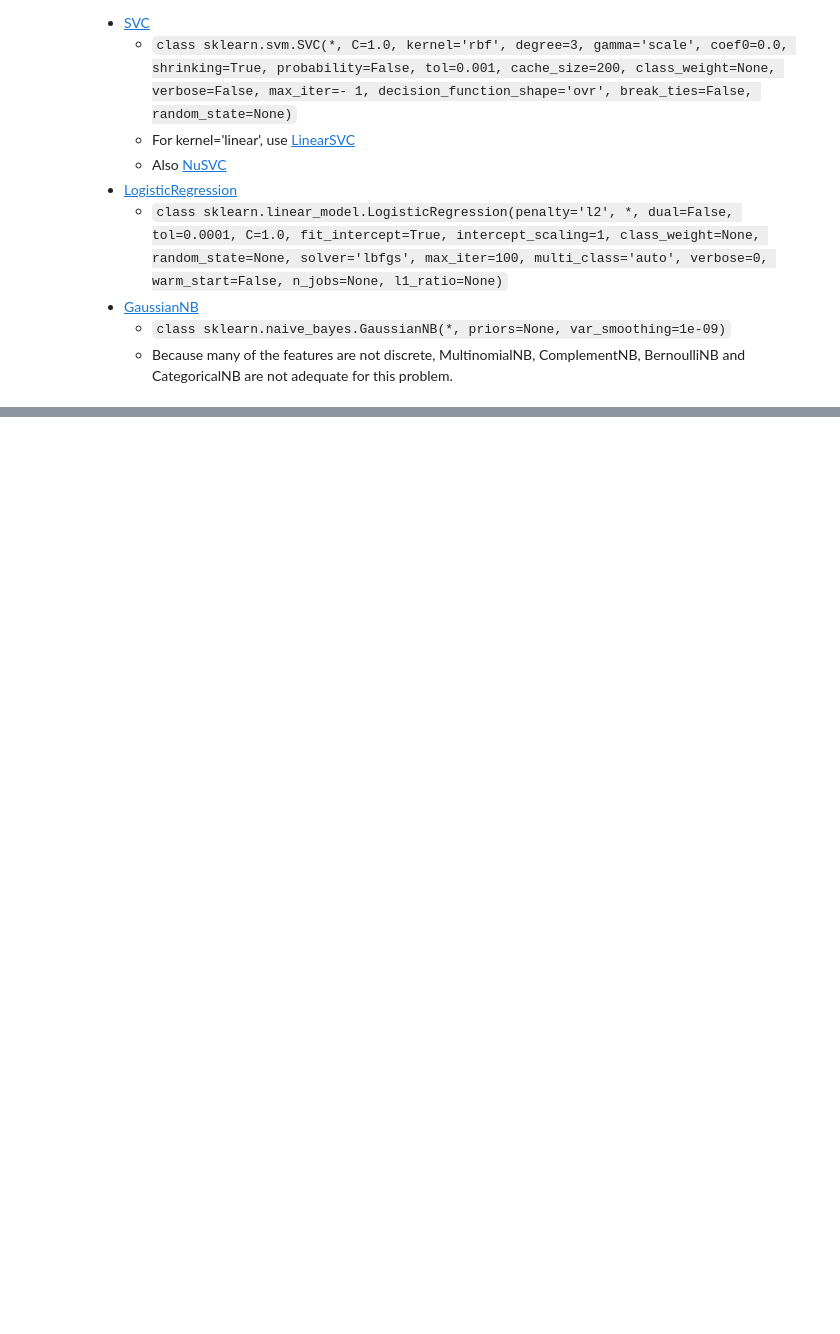
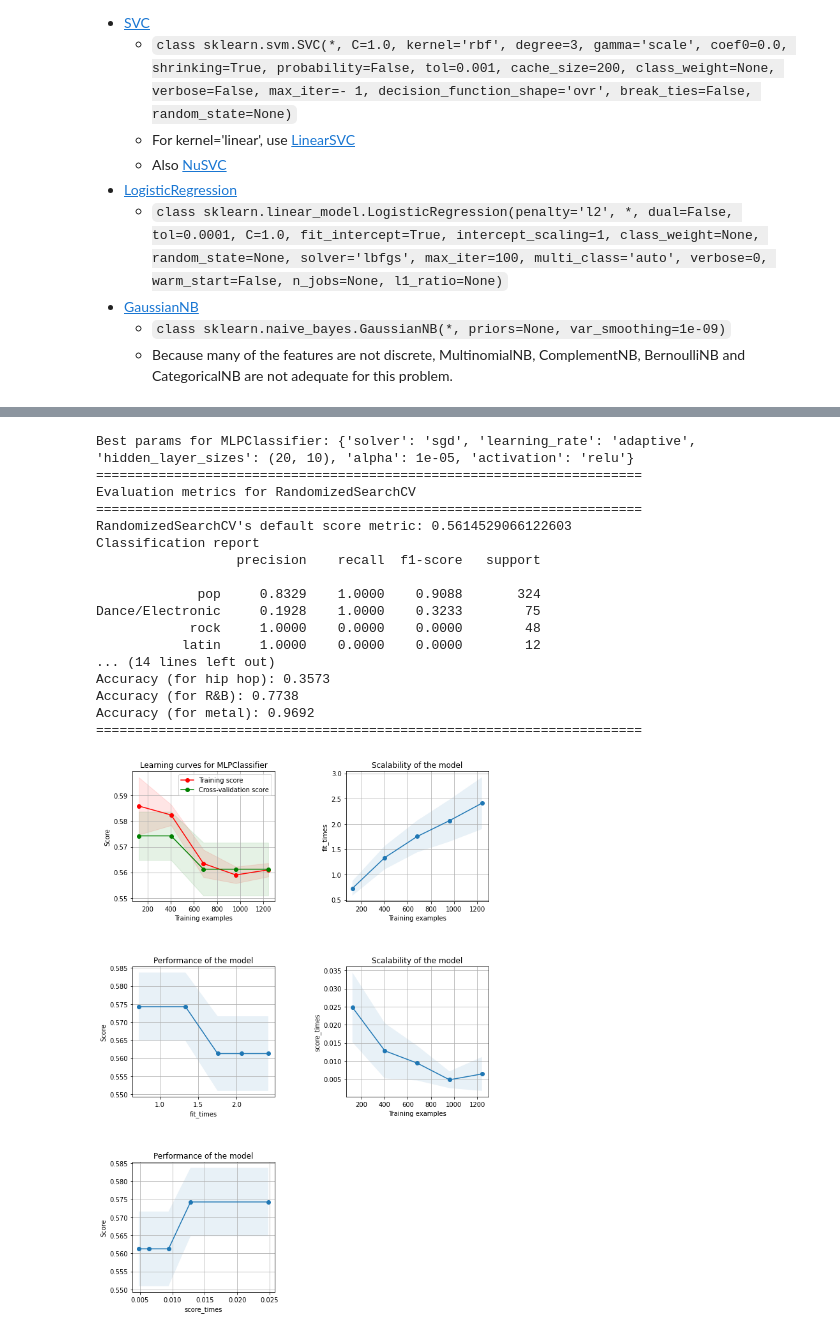
Before and after one commit to Goncalerta/FEUP.LEIC.IA.projeto-2, a Jupyter notebook: project.ipynb, the cells around one changed output, grey strips where cells are left out. Saved outputs shown, nothing was run; the diff lists cells and outputs as text; code cells hidden in the pictures; blank space fills up the shorter version.

```diff
--- a/project.ipynb
+++ b/project.ipynb
@@ -643,11 +653,30 @@ use_model(
 # %%
 use_model(
     MLPClassifier(random_state=random_state),
     {
-        'hidden_layer_sizes': [(10,30,10),(20,),(10, 15), (10, 5, 5, 10)],
+        'hidden_layer_sizes': [(20,10),(20,),(30,),(10, 10, 10), (40, 20)],
         'activation': ['tanh', 'relu'],
         'solver': ['sgd', 'adam'],
-        'alpha': [0.0001, 0.001, 0.01, 0.05],
+        'alpha': [0.000001, 0.00001, 0.0001, 0.001],
         'learning_rate': ['constant','adaptive'],
     }
 )
+# %% [output]
+Best params for MLPClassifier: {'solver': 'sgd', 'learning_rate': 'adaptive', 'hidden_layer_sizes': (20, 10), 'alpha': 1e-05, 'activation': 'relu'}
+======================================================================
+Evaluation metrics for RandomizedSearchCV
+======================================================================
+RandomizedSearchCV's default score metric: 0.5614529066122603
+Classification report
+                  precision    recall  f1-score   support
+
+             pop     0.8329    1.0000    0.9088       324
+Dance/Electronic     0.1928    1.0000    0.3233        75
+            rock     1.0000    0.0000    0.0000        48
+           latin     1.0000    0.0000    0.0000        12
+... (14 lines left out)
+Accuracy (for hip hop): 0.3573
+Accuracy (for R&B): 0.7738
+Accuracy (for metal): 0.9692
+======================================================================
+[figure, added]
```
Also changed, not shown: parts of 15 cells of this notebook, 2 other files.
